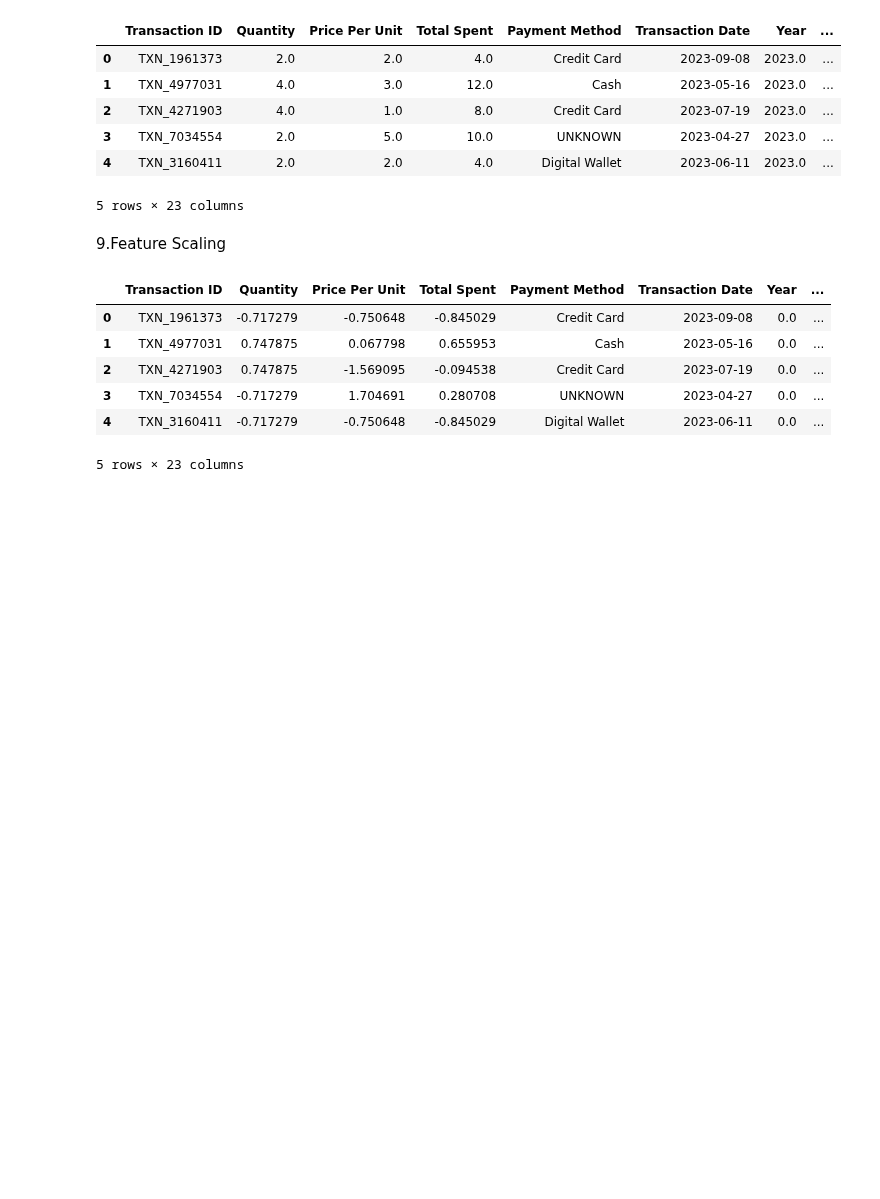
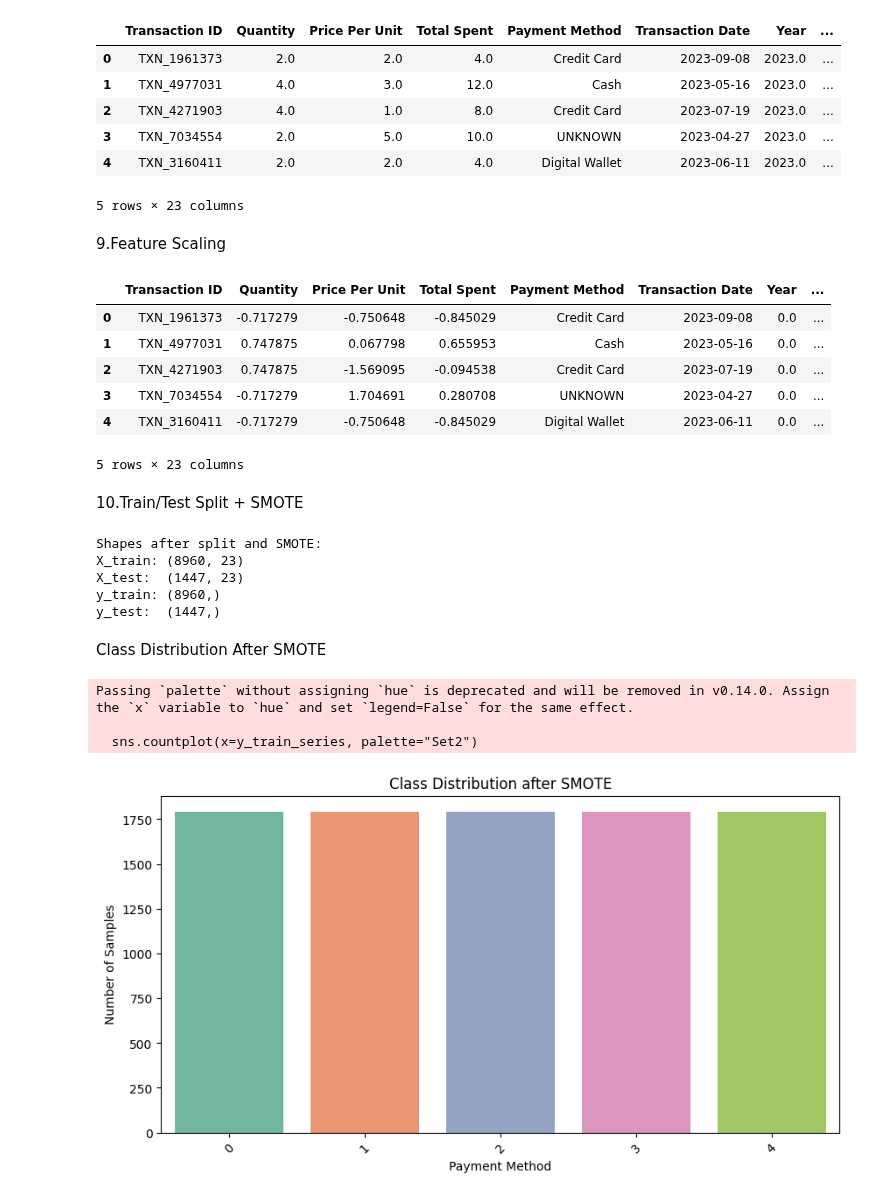
Before and after one commit to alberehap/Project-ML, a Jupyter notebook: Classification_Preprocessing.ipynb, the cells around one changed output. Drawn from its saved outputs; the diff is of its cells as text; code cells hidden in the pictures; blank space fills up the shorter version.

Commit message:
Performed train/test split and applied SMOTE

```diff
--- a/Classification_Preprocessing.ipynb
+++ b/Classification_Preprocessing.ipynb
@@ -188,3 +188,75 @@ display(df_encoded.head())
 | 3 | TXN_7034554 | -0.717279 | 1.704691 | 0.280708 | UNKNOWN | 2023-04-27 | 0.0 | ... |
 | 4 | TXN_3160411 | -0.717279 | -0.750648 | -0.845029 | Digital Wallet | 2023-06-11 | 0.0 | ... |
 5 rows × 23 columns
+# %% [markdown]
+10.Train/Test Split + SMOTE
+# %%
+import pandas as pd
+import numpy as np
+from sklearn.model_selection import train_test_split
+from sklearn.impute import SimpleImputer
+from imblearn.over_sampling import SMOTE
+
+# Drop unnecessary columns
+cols_to_drop = ['Transaction ID', 'Transaction Date']
+df_clean = df_encoded.drop(columns=cols_to_drop)
+
+# Convert all categorical columns to numbers (One-Hot Encoding)
+
+target_col = 'Payment_Method'
+features = df_clean.drop(target_col, axis=1)
+
+# Convert non-numeric columns to numbers
+X = pd.get_dummies(features, drop_first=True)
+
+# Target column
+y = df_clean[target_col]
+
+# Handle missing values
+imputer = SimpleImputer(strategy='most_frequent')  # or 'mean' for numeric columns
+X = pd.DataFrame(imputer.fit_transform(X), columns=X.columns)
+
+# Split the data into Train/Test sets
+
+X_train, X_test, y_train, y_test = train_test_split(
+    X, y, test_size=0.2, random_state=42, stratify=y
+)
+
+# Apply SMOTE to balance the classes
+smote = SMOTE(random_state=42)
+X_train, y_train = smote.fit_resample(X_train, y_train)
+
+
+# Print the final shapes
+print("Shapes after split and SMOTE:")
+print("X_train:", X_train.shape)
+print("X_test: ", X_test.shape)
+print("y_train:", y_train.shape)
+print("y_test: ", y_test.shape)
+# %% [output]
+Shapes after split and SMOTE:
+X_train: (8960, 23)
+X_test:  (1447, 23)
+y_train: (8960,)
+y_test:  (1447,)
+# %% [markdown]
+Class Distribution After SMOTE
+# %%
+import matplotlib.pyplot as plt
+import seaborn as sns
+import pandas as pd
+
+y_train_series = pd.Series(y_train)
+
+plt.figure(figsize=(10,5))
+sns.countplot(x=y_train_series, palette="Set2")
+plt.title("Class Distribution after SMOTE")
+plt.xlabel("Payment Method")
+plt.ylabel("Number of Samples")
+plt.xticks(rotation=45)
+plt.show()
+# %% [output]
+Passing `palette` without assigning `hue` is deprecated and will be removed in v0.14.0. Assign the `x` variable to `hue` and set `legend=False` for the same effect.
+
+  sns.countplot(x=y_train_series, palette="Set2")
+[figure, added]
```
